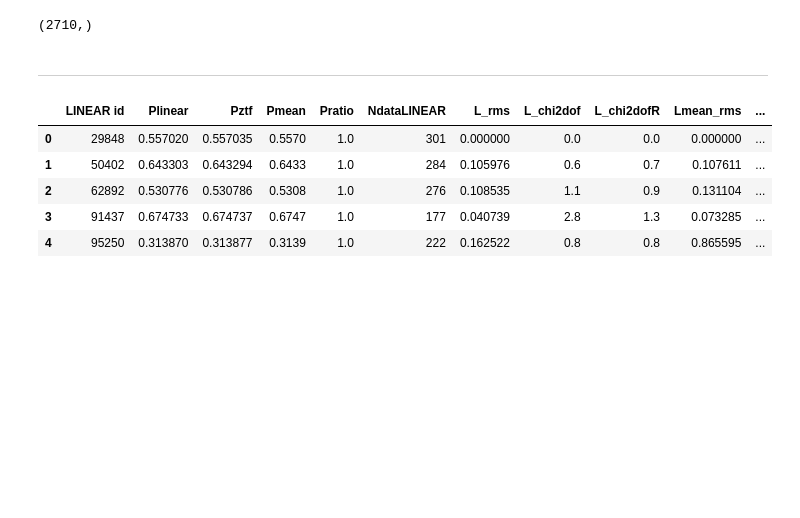
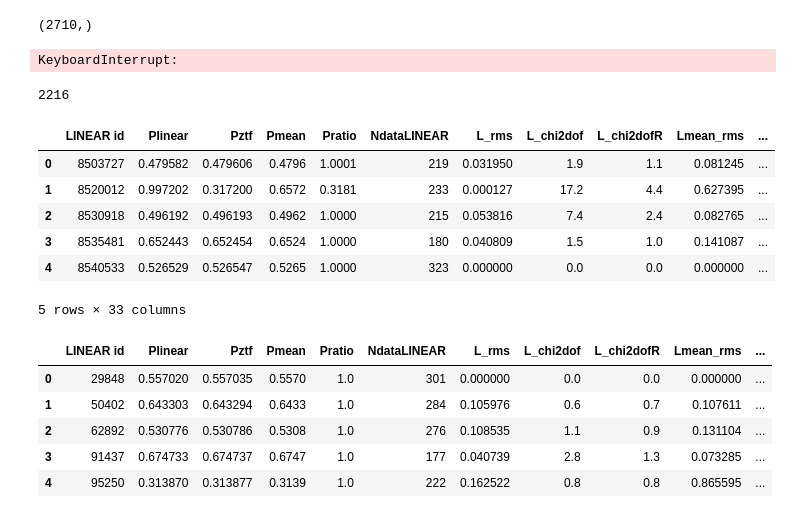
Before and after one commit to emadonev/var_stars, a Jupyter notebook: nbs/03_Analyzing_RR_Lyrae.ipynb, the cells around one changed output. Saved outputs shown, nothing was run; the diff lists cells and outputs as text; code cells hidden in the pictures; blank space fills up the shorter version.

Commit message:
Big run of RR Lyrae analysis complete part 1

```diff
--- a/nbs/03_Analyzing_RR_Lyrae.ipynb
+++ b/nbs/03_Analyzing_RR_Lyrae.ipynb
@@ -199,7 +202,6 @@ declination = Lrrlyr['dec'].to_numpy() # list of declination coordinates
 lc_analysis = {}
 fits = []
 periodograms = []
-end = 'test'
 ZTF_data_lc = []
 test = len(Lids)
 #test = 20
@@ -209,7 +211,7 @@ if os.path.isfile('../outputs/LC_ANALYSIS_'+end+'.csv'):
     periodogr = pickle.load(open("../outputs/periodograms_"+end+".pkl", "rb"))
     fits = np.load("../outputs/fits_"+end+".npy", allow_pickle=True)
 else:
-    for i in tqdm(range(test)):
+    for i in tqdm(range(1436, test)):
         # accessing data
         Lid = Lids[i]
         dataL = data.get_light_curve(Lid)
@@ -220,7 +222,7 @@ else:
 
         # calculating the periods
         Plinear, fL, pL, tL, mL, meL = LINEARLS(Lids, dataL, i, Lid)
-        Pztf, fZ, pZ, tZ, mZ, meZ = ZTFs(ZTFdata, 6, Lid)
+        Pztf, Zbestf, Zbestp, fZ, pZ, tZ, mZ, meZ = ZTFs(ZTFdata, 6, Lid)
 
         # saving the ZTF data
         ZTF_data_lc.append((Lid, (tZ, mZ, meZ)))
@@ -317,21 +319,21 @@ else:
             round(LINEAR_Pmean['chi2dof'],1), round(LINEAR_Pmean['chi2dofR'],1), round(LINEAR_Plinear['mmax'],2), round(LINEAR_Plinear['A'],2),
             np.size(tZ), ZTF_Pztf['rms'], round(ZTF_Pztf['chi2dof'],1), round(ZTF_Pztf['chi2dofR'],1), ZTF_Pmean['rms'], round(ZTF_Pmean['chi2dof'],1), round(ZTF_Pmean['chi2dofR'],1), round(ZTF_Pztf['mmax'],2), round(ZTF_Pztf['A'],2),
             round(fMainPeakL,6), round(fBlazhkoPeakL,6), round(BlazhkoPeriodL,6), round(BpowerRatioL,6), round(BsignificanceL,6), round(fMainPeakZ,6),
-            round(fBlazhkoPeakZ,6), round(BlazhkoPeriodZ,6), round(BpowerRatioZ,6), round(BsignificanceZ)]
+            round(fBlazhkoPeakZ,6), round(BlazhkoPeriodZ,6), round(BpowerRatioZ,6), BsignificanceZ]
 
         lc_analysis[Lid] = STAR
         fits.append((Lid, (LINEAR_Plinear, LINEAR_Pmean, ZTF_Pztf, ZTF_Pmean)))
 
-    if (i % 10) == 0:
-        # save dictionary to pkl file
-        with open('../outputs/lc_analysis_'+end+'.pkl', 'wb') as fp:
-            pickle.dump(lc_analysis, fp)
-        with open("../outputs/periodograms_"+end+".pkl", "wb") as x:
-            pickle.dump(periodograms, x)
-        FITS = np.array(fits, dtype=object)
-        np.save("../outputs/fits_"+end+".npy", FITS, allow_pickle=True)
-        ZTF_data_lca = np.array(ZTF_data_lc, dtype=object)
-        np.save("../outputs/ztf_data_"+end+".npy", ZTF_data_lca, allow_pickle=True)
+        if i%10==0:
+            # save dictionary to pkl file
+            with open('../outputs/lc_analysis_'+end+'.pkl', 'wb') as fp:
+                pickle.dump(lc_analysis, fp)
+            with open("../outputs/periodograms_"+end+".pkl", "wb") as x:
+                pickle.dump(periodograms, x)
+            FITS = np.array(fits, dtype=object)
+            np.save("../outputs/fits_"+end+".npy", FITS, allow_pickle=True)
+            ZTF_data_lca = np.array(ZTF_data_lc, dtype=object)
+            np.save("../outputs/ztf_data_"+end+".npy", ZTF_data_lca, allow_pickle=True)
 
 with open('../outputs/lc_analysis_'+end+'.pkl', 'wb') as f:
     pickle.dump(lc_analysis, f)
@@ -343,8 +345,37 @@ np.save("../outputs/fits_"+end+".npy", FITS, allow_pickle=True)
 
 ZTF_data_lca = np.array(ZTF_data_lc, dtype=object)
 np.save("../outputs/ztf_data_"+end+".npy", ZTF_data_lca, allow_pickle=True)
+# %% [output]
+KeyboardInterrupt:
-# %% [markdown]
-***
+# %%
+i
+# %% [output]
+2216
+# %%
+cols = ['Plinear', 'Pztf', 'Pmean', 'Pratio', 'NdataLINEAR',
+        'L_rms', 'L_chi2dof', 'L_chi2dofR',
+        'Lmean_rms', 'Lmean_chi2dof', 'Lmean_chi2dofR', 'Lmmax', 'Lampl',
+        'NdataZTF', 'Z_rms', 'Zchi2dof',
+        'Zchi2dofR', 'Zmean_rms', 'Zmean_chi2dof', 'Zmean_chi2dofR',
+        'Zmmax', 'Zampl',
+        'MainPeakL', 'BlazhkoPeakL', 'BlazhkoPeriodL','BpowerRatioL','BsignificanceL',
+        'MainPeakZ', 'BlazhkoPeakZ', 'BlazhkoPeriodZ', 'BpowerRatioZ', 'BsignificanceZ']
+LC_ANALYSIS = pd.DataFrame.from_dict(lc_analysis, orient='index', columns=cols)
+LC_ANALYSIS.index.name='LINEAR id'
+#LC_ANALYSIS = LC_ANALYSIS.drop(["what"], axis=1)
+#LC_ANALYSIS = LC_ANALYSIS.drop(["what 2"], axis=1)
+LC_ANALYSIS = LC_ANALYSIS.reset_index()
+LC_ANALYSIS.to_csv("../outputs/LC_ANALYSIS_FINAL"+end+".csv", index=False)
+# %%
+LC_ANALYSIS.head()
+# %% [output]
+|  | LINEAR id | Plinear | Pztf | Pmean | Pratio | NdataLINEAR | L_rms | L_chi2dof | L_chi2dofR | Lmean_rms | ... |
+| 0 | 8503727 | 0.479582 | 0.479606 | 0.4796 | 1.0001 | 219 | 0.031950 | 1.9 | 1.1 | 0.081245 | ... |
+| 1 | 8520012 | 0.997202 | 0.317200 | 0.6572 | 0.3181 | 233 | 0.000127 | 17.2 | 4.4 | 0.627395 | ... |
+| 2 | 8530918 | 0.496192 | 0.496193 | 0.4962 | 1.0000 | 215 | 0.053816 | 7.4 | 2.4 | 0.082765 | ... |
+| 3 | 8535481 | 0.652443 | 0.652454 | 0.6524 | 1.0000 | 180 | 0.040809 | 1.5 | 1.0 | 0.141087 | ... |
+| 4 | 8540533 | 0.526529 | 0.526547 | 0.5265 | 1.0000 | 323 | 0.000000 | 0.0 | 0.0 | 0.000000 | ... |
+5 rows × 33 columns
 # %%
 cols = ['Plinear', 'Pztf', 'Pmean', 'Pratio', 'NdataLINEAR',
         'L_rms', 'L_chi2dof', 'L_chi2dofR',
```
Also changed, not shown: parts of 5 cells of this notebook, 11 other files.
